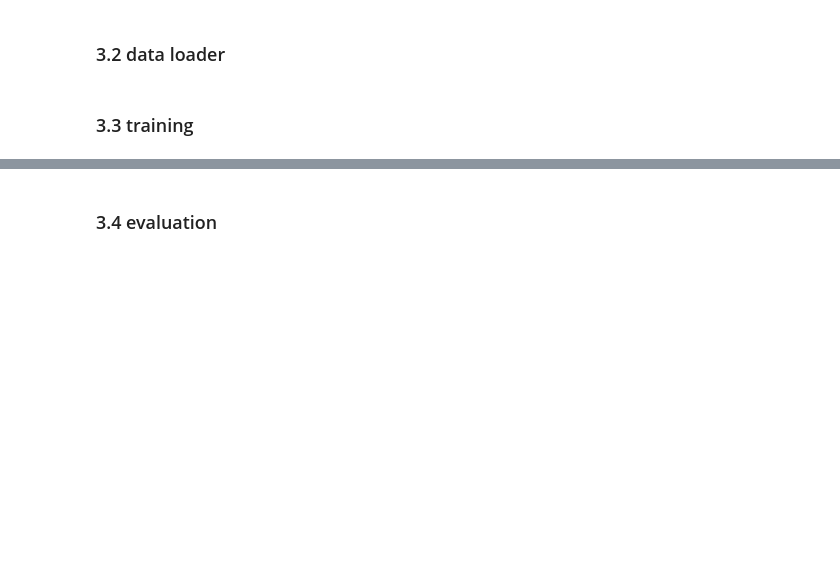
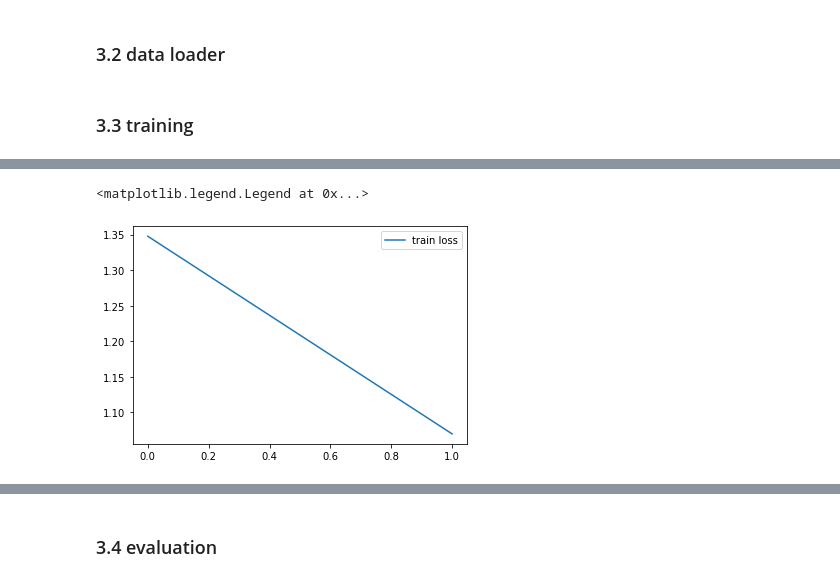
Before and after one commit to nnnnmj/AttnSense-pytorch, a Jupyter notebook: AttnSense.ipynb, the cells around one changed output, grey strips where cells are left out. Saved outputs shown, nothing was run; the diff lists cells and outputs as text; code cells hidden in the pictures; blank space fills up the shorter version.

```diff
--- a/AttnSense.ipynb
+++ b/AttnSense.ipynb
@@ -382,8 +385,8 @@ validation_dataloader = DataLoader(
             batch_size = batch_size
             )
 # %%
-for i, data in enumerate(train_dataloader,0):
-    _, inputs, labels = data
+for data in train_dataloader:
+    inputs, labels = data
     print(inputs.shape)
     print(labels.shape)
     break
@@ -428,7 +429,7 @@ output.shape:[B, N]
 class Conv(nn.Module):
     # input shape: Batch,in_channels,H(time),W(frequency)
     # in this case: Batch, in_channels, time_window, frequency
-    def __init__(self, in_channels=1, CONV_C, CONV_K, padding='valid'):
+    def __init__(self, in_channels=1, CONV_C=CONV_C, CONV_K=CONV_K, padding='valid'):
         super(Conv, self).__init__()
         if padding == 'valid':
             self.padding = 0
@@ -438,7 +439,7 @@ class Conv(nn.Module):
             raise ValueError("Invalid padding mode. Use 'valid' or 'same'.")
 
         self.conv1 = nn.Sequential(
-            nn.Conv2d(in_channels, CONV_C[0], [1,CONV_K[0]], stride=(1, 2*3), padding=self.padding),
+            nn.Conv2d(in_channels, CONV_C[0], [1,CONV_K[0]], stride=(1, 2), padding=self.padding),
             nn.BatchNorm2d(CONV_C[0]),
             # Batch Normalization: Accelerating Deep Network Training by Reducing Internal Covariate Shift
             nn.ReLU(inplace=True),
@@ -470,10 +471,11 @@ class Conv(nn.Module):
         xx = x.transpose(1,2).contiguous() #[B,T,C,f]
 
         xx = xx.unsqueeze(2) # shape = [B,T,1,C,f]
+        print('x.shape 5: ', xx.shape)
         # x = torch.flatten(x, start_dim=1) # shape = [B,C*f*t]
         # print('x.shape 5: ', x.shape)
         # x = self.fc(x)
         # print('x.shape 6: ', x.shape)
-        return x
+        return xx
 # %% [markdown]
 ### 2.2 Attention
@@ -618,36 +666,35 @@ test_loader = DataLoader(
 # %% [markdown]
 ### 3.3 training
 # %%
-def train_model(model, traindata, valdata, epochs, path, num):
-    model = model.to(device)
+def train_model(model, traindata, valdata, epochs, path, num, lr=0.001):
+    model = model.to(device).float()
     criterion = nn.CrossEntropyLoss().to(device)
-    optimizer = torch.optim.RMSprop(model.parameters(), lr=0.001).to(device)
+    optimizer = torch.optim.RMSprop(model.parameters(), lr)#.to(device)
 
     # low_loss = 0
     history = dict(train=[], val=[])
     t_s = time.time()
 
-    for epoch in range(epochs+1):
+    for epoch in range(1,epochs+1):
         t_ss = time.time()
         model = model.train()
         train_losses = []
         val_losses = []
         print(epoch, "start!")
-        for i, data in enumerate(traindata):
-            _, inputs, labels = data
-            inputs = inputs.to(device)
+        for data in traindata:
+            inputs, labels = data
+            inputs = inputs.to(device).float()
             labels = labels.to(device)
 
             optimizer.zero_grad()
 
-            outputs = model(inputs)
+            outputs = model(inputs,modes=None)
 
             loss = criterion(outputs, labels)
             loss.backward()
             optimizer.step()
 
             train_losses.append(loss.item())
-            print(loss.item().shape)
 
         train_loss = np.mean(train_losses)
         history['train'].append(train_loss)
@@ -655,11 +702,11 @@ def train_model(model, traindata, valdata, epochs, path, num):
         if epoch % 50 == 49:
             model = model.eval()
             with torch.no_grad():
-                for i, data in enumerate(valdata,0):
-                    _, inputs, labels = data
+                for data in valdata:
+                    inputs, labels = data
                     inputs = inputs.to(device)
                     labels = labels.to(device)
-                    outputs = model(inputs)
+                    outputs = model(inputs,modes=None)
                     loss = criterion(outputs, labels)
                     val_losses.append(loss.item())
 
@@ -683,4 +730,5 @@ def train_model(model, traindata, valdata, epochs, path, num):
     return model.eval(), history
 # %%
 model = AttnSense()
-model, history = train_model(model, train_loader, val_loader, EPOCH,path,num=1)
+# model, history = train_model(model, train_loader, val_loader, EPOCH,path,num=1)
+model, history = train_model(model, train_dataloader, train_dataloader, 2, PATH,num=1,lr=0.0001)
@@ -687,3 +753,10 @@ model, history = train_model(model, train_loader, val_loader, EPOCH,path,num=1)
+# %%
+plt.plot(history['train'],label='train loss')
+# plt.plot(history['val'], label='val loss')
+plt.legend()
+# %% [output]
+<matplotlib.legend.Legend at 0x...>
+[figure, added]
 # %%
 """ save model """
 model_1 = model
```
Also changed, not shown: parts of 41 cells of this notebook, 2 other files.
